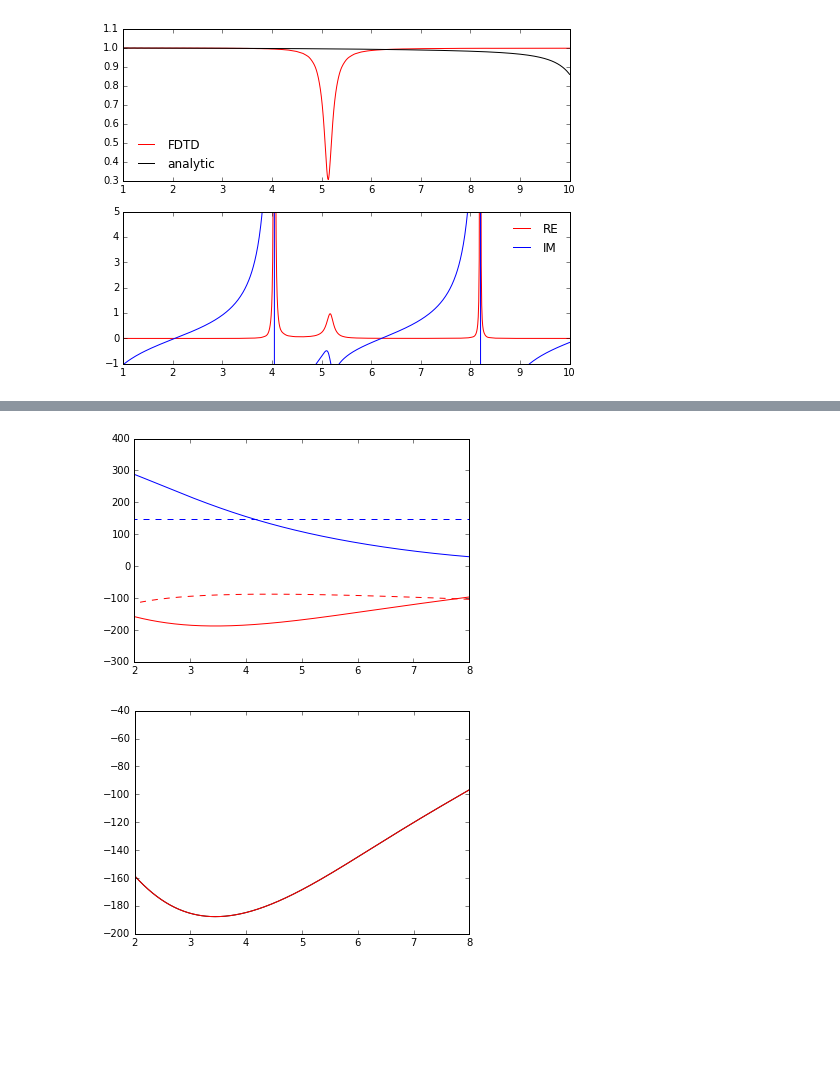
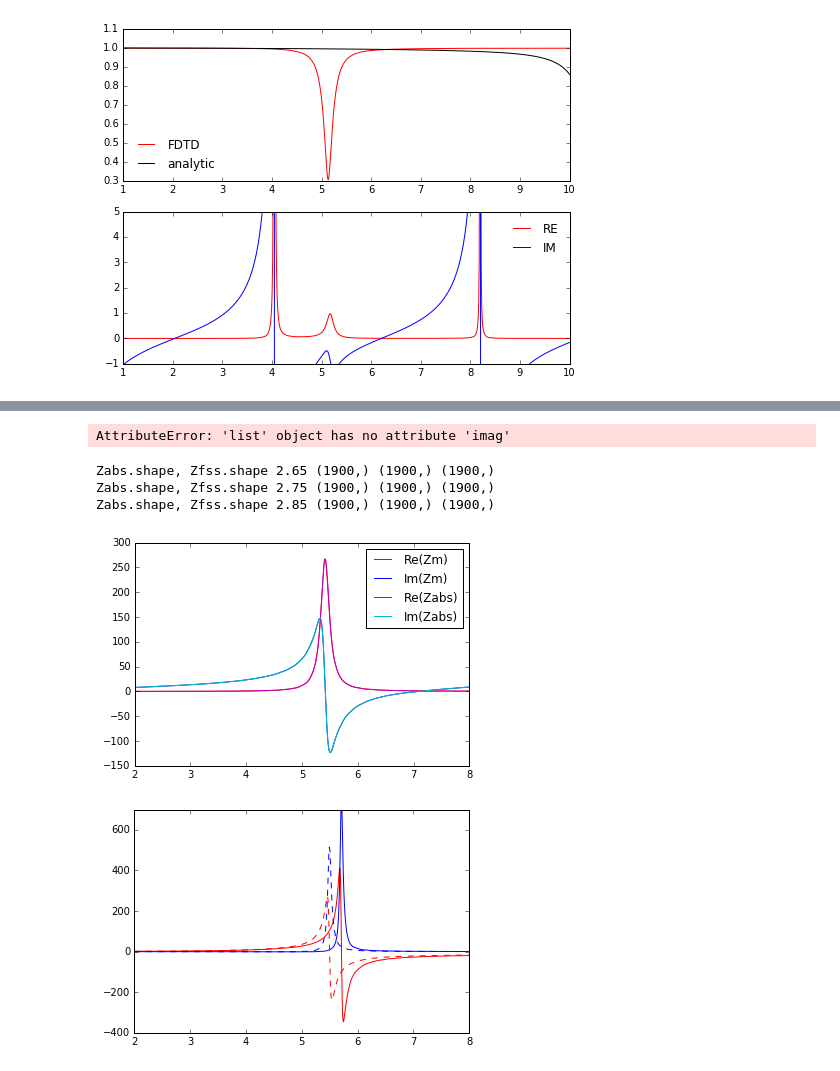
Before and after one commit to UmrathSt/layerbased_metamaterials, a Jupyter notebook: python_scripts/TL_Model_Perforated_Plate.ipynb, the cells around one changed output, grey strips where cells are left out. Saved outputs shown, nothing was run; the diff lists cells and outputs as text; code cells hidden in the pictures; blank space fills up the shorter version.

```diff
--- a/python_scripts/TL_Model_Perforated_Plate.ipynb
+++ b/python_scripts/TL_Model_Perforated_Plate.ipynb
@@ -57,20 +58,57 @@ ydata
 # %%
-Rr, Ll, Cc = ydata[0]
+Rr, Ll, Cc, Lcoupling = ydata[0]
 #Rr, Ll, Cc = 0.65, 0.49e-9, 1e-12
-plt.plot(f/1e9, Zfss.imag, "r-")
-plt.plot(f/1e9, Zfss.real, "b-")
-plt.plot(f/1e9, np.imag(Rr + 1j*(2*np.pi*f*Ll -1/(2*np.pi*f*Cc))), "r--")
-plt.plot(f/1e9, np.real(Rr + 1j*(2*np.pi*f*Ll -1/(2*np.pi*f*Cc))), "b--")
+plt.plot(f/1e9, Zfss.imag, "r-", label="$\mathrm{Im}(Z_{fss})$")
+plt.plot(f/1e9, Zfss.real, "b-", label="$\mathrm{Re}(Z_{fss})$")
+plt.plot(f/1e9, Zslab.imag, "m-", label="$\mathrm{Im}(Z_{d})$")
+plt.plot(f/1e9, Zslab.real, "c-", label="$\mathrm{Re}(Z_{d})$")
+plt.plot(f/1e9, Zcoup.imag, "m--", label="$\mathrm{Im}(Z_{coup})$")
+plt.plot(f/1e9, Zcoup.real, "c--", label="$\mathrm{Re}(Z_{coup})$")
 plt.xlim([2,8])
 #plt.ylim([-80,10])
 plt.show()
 # %% [output]
-[figure, removed]
+AttributeError: 'list' object has no attribute 'imag'
-# %%
-plt.plot(f/1e9, data[0][:,6], "k-")
-plt.plot(f/1e9, Zfss.imag, "r-")
-plt.xlim([2,8])
-#plt.ylim([-50,40])
-plt.show()
-# %% [output]
-[figure, removed]
+# %%
+R = np.array([2.65, 2.75, 2.85])
+absorber = [np.loadtxt("TL_Model_Perforated_Plate/absorber_%.2f_9.6.txt" %r, delimiter=",") for r in R]
+fss = [np.loadtxt("TL_Model_Perforated_Plate/fss_%.2f_9.6.txt" %r, delimiter=",") for r in R]
+w = 2*np.pi*fss[0][:, 0]
+Zabs = [dat[:,5] + 1j*dat[:,6] for dat in absorber]
+Zfss = [dat[:,5] + 1j*dat[:,6] for dat in fss]
+epsFR4 = 4.4 -1j*0.049/(w*8.85e-12)
+Zslab = 1j*377/np.sqrt(epsFR4)*np.tan(w/3e8*np.sqrt(epsFR4)*lz)
+Zcoup = [1/(1/Zabs[i] - 1/Zfss[i]) - Zslab for i in range(len(absorber))]
+Znew = lambda zf, zc: 1/(1/zf + 1/(Zslab+zc))
+Zmeta = [Znew(zf, zc) for zf, zc in zip(Zfss, Zcoup)]
+# %%
+for i in range(len(absorber)):
+    print("Zabs.shape, Zfss.shape", R[i], Zabs[i].shape, Zfss[i].shape, Zmeta[i].shape)
+# %% [output]
+Zabs.shape, Zfss.shape 2.65 (1900,) (1900,) (1900,)
+Zabs.shape, Zfss.shape 2.75 (1900,) (1900,) (1900,)
+Zabs.shape, Zfss.shape 2.85 (1900,) (1900,) (1900,)
+# %%
+idx = -2
+plt.plot(w/(2e9*np.pi), Zmeta[idx].real, "r-", label="Re(Zm)")
+plt.plot(w/(2e9*np.pi), Zmeta[idx].imag, "b-", label="Im(Zm)")
+plt.plot(w/(2e9*np.pi), Zabs[idx].real, "m-", label="Re(Zabs)")
+plt.plot(w/(2e9*np.pi), Zabs[idx].imag, "c-", label="Im(Zabs)")
+plt.xlim([2,8])
+#plt.ylim([-80, 40])
+plt.legend()
+plt.show()
+# %% [output]
+[figure, added]
+# %%
+idx = 0
+plt.plot(w/(2e9*np.pi), Zcoup[idx].imag, "r-")
+plt.plot(w/(2e9*np.pi), Zcoup[idx].real, "b-")
+idx = -1
+plt.plot(w/(2e9*np.pi), Zcoup[idx].imag, "r--")
+plt.plot(w/(2e9*np.pi), Zcoup[idx].real, "b--")
+plt.xlim([2,8])
+plt.ylim([-400,700])
+plt.show()
+# %% [output]
+[figure, added]
```
Also changed, not shown: parts of 5 cells of this notebook.
